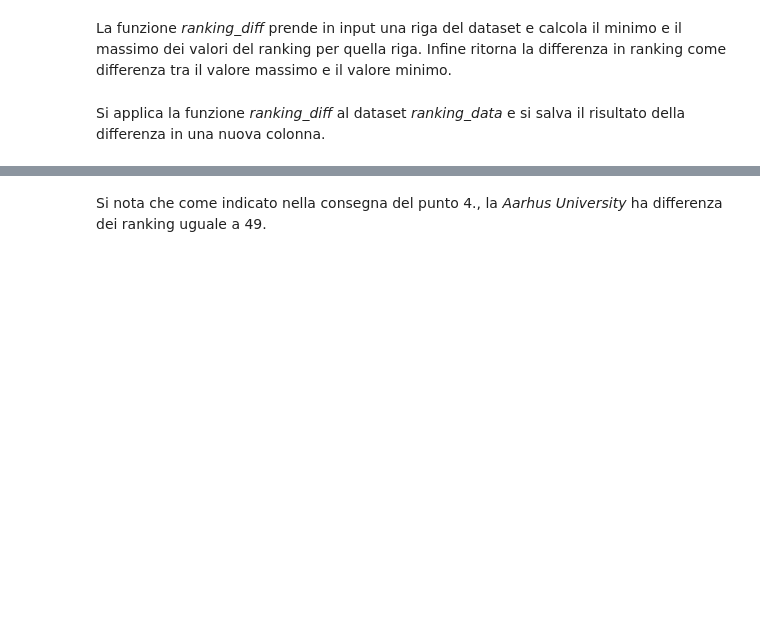
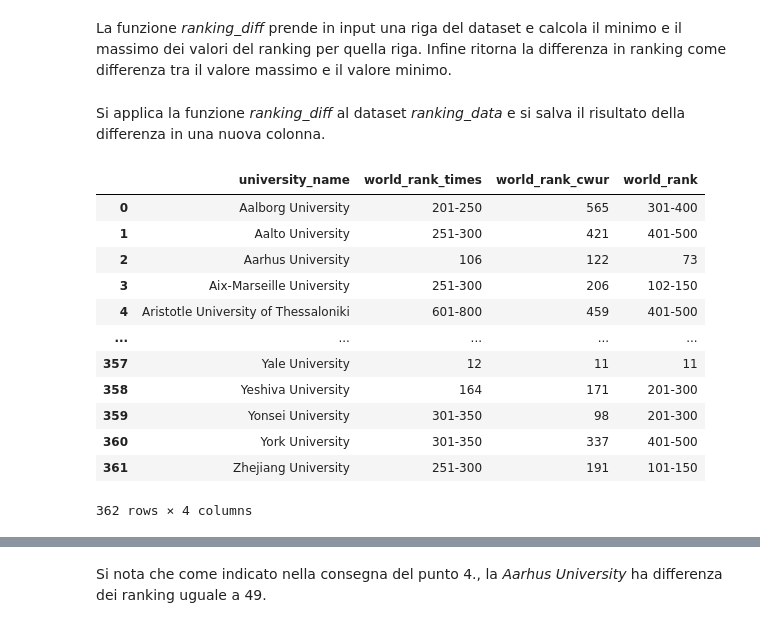
Before and after one commit to martinotenconi/Foundations-of-Computer-Science, a Jupyter notebook: FoCS.ipynb, the cells around one changed output, grey strips where cells are left out. Saved outputs shown, nothing was run; the diff lists cells and outputs as text; code cells hidden in the pictures; blank space fills up the shorter version.

```diff
--- a/FoCS.ipynb
+++ b/FoCS.ipynb
@@ -182,7 +209,7 @@ all_recent_data['world_rank_times'] = all_recent_data['world_rank_times'].str.re
 # %% [markdown]
 Si estrae una porzione del dataset ottenuto, in modo che contenga le sole colonne di interesse, ovvero i 3 ranking per ciascuna università: *world_rank_times*, *world_rank_cwur*, *world_rank*
 # %%
-ranking_data = all_recent_data[['university_name', 'world_rank_times', 'world_rank_cwur', 'world_rank']]
+ranking_data = all_recent_data[['university_name', 'world_rank_times', 'world_rank_cwur', 'world_rank']].reset_index(drop=True)
 # %%
 ranking_data.head()
 # %% [output]
@@ -224,5 +260,21 @@ def ranking_diff(row):
     return rank_diff
 # %% [markdown]
 Si applica la funzione *ranking_diff* al dataset *ranking_data* e si salva il risultato della differenza in una nuova colonna.
+# %%
+ranking_data
+# %% [output]
+|  | university_name | world_rank_times | world_rank_cwur | world_rank |
+| 0 | Aalborg University | 201-250 | 565 | 301-400 |
+| 1 | Aalto University | 251-300 | 421 | 401-500 |
+| 2 | Aarhus University | 106 | 122 | 73 |
+| 3 | Aix-Marseille University | 251-300 | 206 | 102-150 |
+| 4 | Aristotle University of Thessaloniki | 601-800 | 459 | 401-500 |
+| ... | ... | ... | ... | ... |
+| 357 | Yale University | 12 | 11 | 11 |
+| 358 | Yeshiva University | 164 | 171 | 201-300 |
+| 359 | Yonsei University | 301-350 | 98 | 201-300 |
+| 360 | York University | 301-350 | 337 | 401-500 |
+| 361 | Zhejiang University | 251-300 | 191 | 101-150 |
+362 rows × 4 columns
 # %%
 ranking_data.loc[:,'maximum_rank_diff'] = ranking_data.apply(ranking_diff, axis = 1)
```
Also changed, not shown: parts of 27 cells of this notebook.
